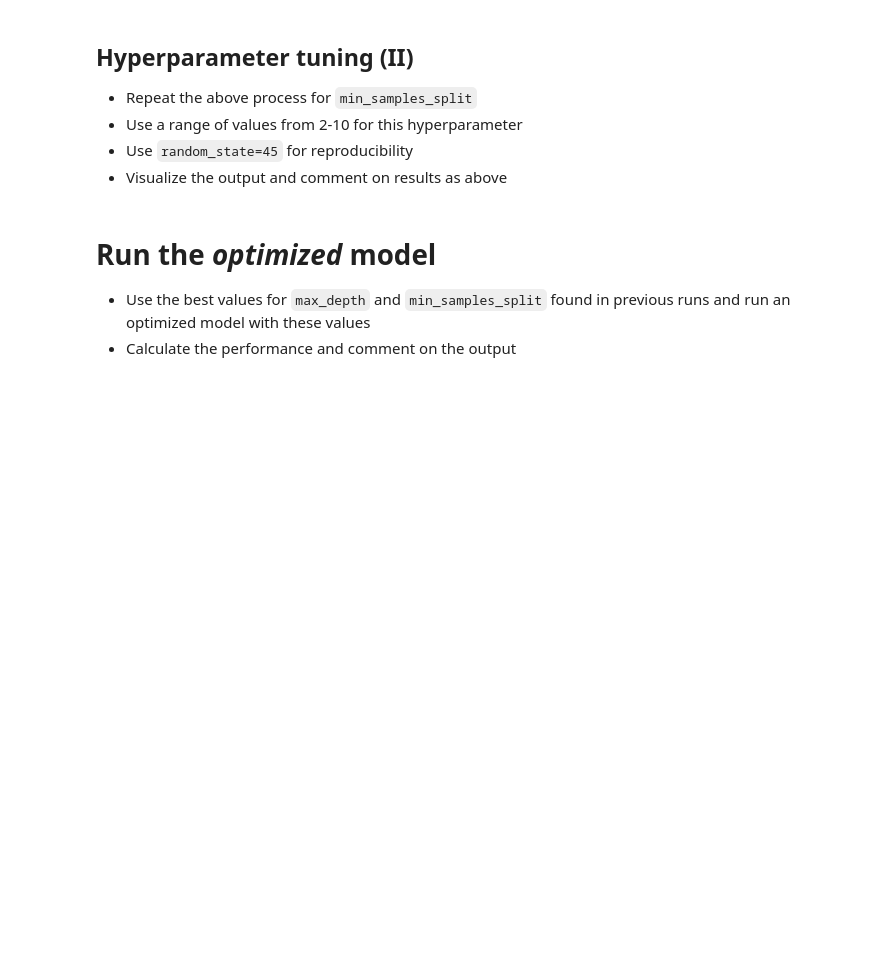
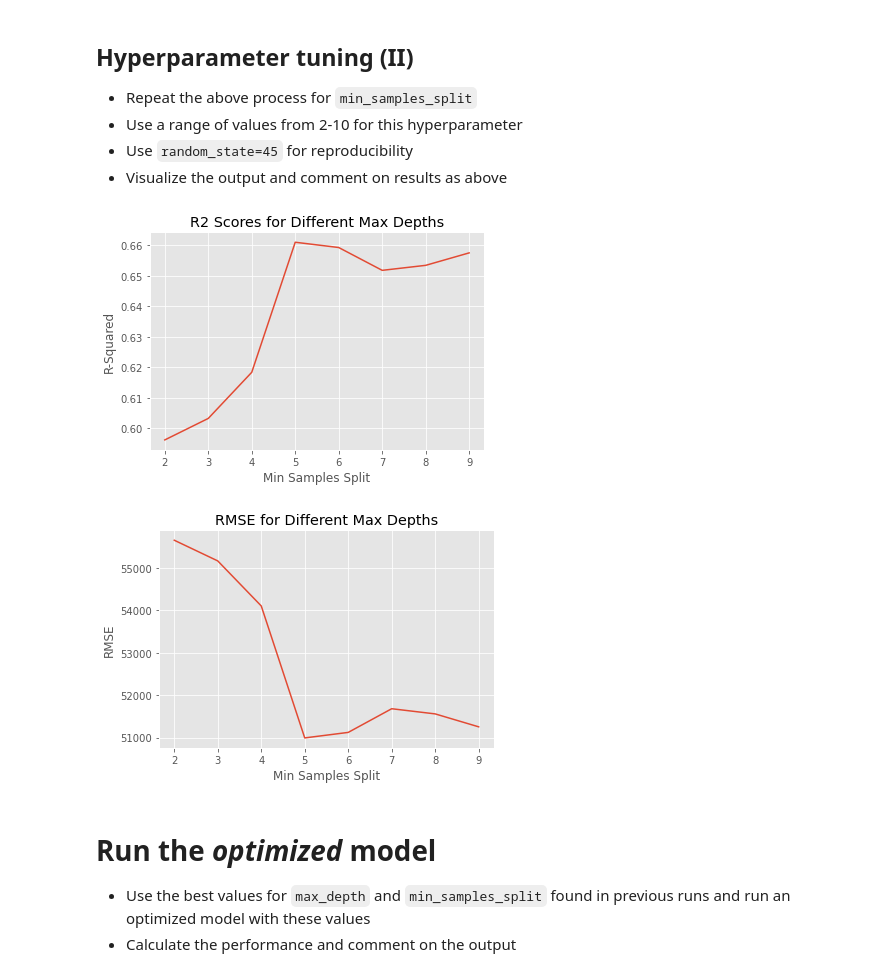
Before and after one commit to akaigraham/dsc-tuning-regression-trees-lab, a Jupyter notebook: index.ipynb, the cells around one changed output. Saved outputs shown, nothing was run; the diff lists cells and outputs as text; code cells hidden in the pictures; blank space fills up the shorter version.

```diff
--- a/index.ipynb
+++ b/index.ipynb
@@ -180,0 +226,28 @@ score
+# %%
+# Your code here
+min_samples_splits = list(range(2, 10)) # create list of depths to check
+r2_scores = [] # empty array to store scores of each iteration
+RMSE_scores = [] # empty array to store scores of each iteration
+
+# for each depth run the regressor and calc scores - store scores
+for split in min_samples_splits:
+    regressor = DecisionTreeRegressor(random_state=45, min_samples_split=split)
+    regressor.fit(x_train, y_train)
+    current_scores = performance(y_test, regressor.predict(x_test))
+    r2_scores.append(current_scores[0])
+    RMSE_scores.append(current_scores[1])
+
+plt.plot(min_samples_splits, r2_scores)
+plt.title('R2 Scores for Different Max Depths')
+plt.xlabel('Min Samples Split')
+plt.ylabel('R-Squared')
+plt.show()
+
+plt.plot(min_samples_splits, RMSE_scores)
+plt.title('RMSE for Different Max Depths')
+plt.xlabel('Min Samples Split')
+plt.ylabel('RMSE')
+plt.show()
+# %% [output]
+[figure, added]
+[figure, added]
```
Also changed, not shown: parts of 14 cells of this notebook.
